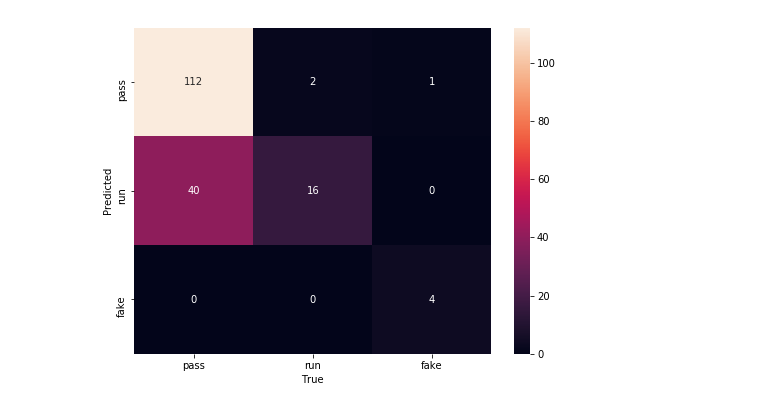
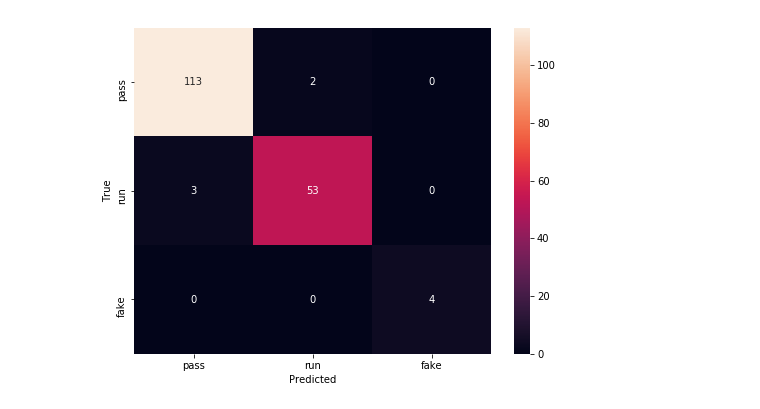
Before and after one commit to WJMatthew/MUT19-Highlight-Organization, a Jupyter notebook: notebooks/modeling_playtype.ipynb, the cells around one changed output. Drawn from its saved outputs; the diff is of its cells as text; code cells hidden in the pictures.

Commit message:
May 20: halved model
 Halved images by side before classifying play type (97%)

```diff
--- a/notebooks/modeling_playtype.ipynb
+++ b/notebooks/modeling_playtype.ipynb
@@ -107,8 +114,8 @@ trans = transforms.Compose([transforms.ToTensor(),
                            ])
 
 
-construct_playtype_dataset()
+filename = construct_playtype_dataset()
 
-dset = PlayTypeDataset('type_dataset.csv', trans)
+dset = PlayTypeDataset(filename, trans)
 # %%
 x, y = dset[0]
@@ -122,21 +135,21 @@ device = torch.device('cuda' if torch.cuda.is_available() else 'cpu')
 #
 train_loader, validation_loader = get_training_and_validation_loaders(dset, batch_size=15)
 # %%
-'''#batch, labels = next(iter(train_loader))
+'''batch, labels = next(iter(train_loader))
 
 
 
-conv1 = nn.Conv2d(3, 16, kernel_size=5)
+conv1 = nn.Conv2d(3, 16, kernel_size=3)
 x = F.relu(F.max_pool2d(conv1(batch), 2))
 print(x.shape)
 # torch.Size([15, 16, 48, 148])
 
-conv2 = nn.Conv2d(16, 32, kernel_size=5)
+conv2 = nn.Conv2d(16, 32, kernel_size=3)
 x = F.relu(F.max_pool2d(conv2(x), 2))
 print(x.shape)
 # torch.Size([15, 32, 22, 72])
 
-conv3 = nn.Conv2d(32, 64, kernel_size=5)
+conv3 = nn.Conv2d(32, 64, kernel_size=3)
 x = F.relu(F.max_pool2d(conv3(x), 2))
 print(x.shape)
 # torch.Size([15, 64, 9, 34])
@@ -144,7 +157,7 @@ print(x.shape)
 x = x.view(15, -1)
 # torch.Size([15, 19584])
 
-fc1 = nn.Linear(19584, 100)
+fc1 = nn.Linear(10880, 100)
 x = F.relu(fc1(x))
 # torch.Size([15, 100])
 
@@ -158,11 +171,11 @@ import torch.nn.functional as F
 class Net(nn.Module):
     def __init__(self):
         super(Net, self).__init__()
-        self.conv1 = nn.Conv2d(3, 16, kernel_size=5)
-        self.conv2 = nn.Conv2d(16, 32, kernel_size=5)
-        #self.conv2_drop = nn.Dropout2d()
-        self.conv3 = nn.Conv2d(32, 64, kernel_size=5)
-        self.fc1 = nn.Linear(19584, 100)
+        self.conv1 = nn.Conv2d(3, 16, kernel_size=3)
+        self.conv2 = nn.Conv2d(16, 32, kernel_size=3)
+        self.conv2_drop = nn.Dropout2d()
+        self.conv3 = nn.Conv2d(32, 64, kernel_size=3)
+        self.fc1 = nn.Linear(10880, 100)
         self.fc2 = nn.Linear(100, 50)
         self.fc3 = nn.Linear(50, 3)
 
@@ -170,7 +183,7 @@ class Net(nn.Module):
         x = F.relu(F.max_pool2d(self.conv1(x), 2))
         x = F.relu(F.max_pool2d(self.conv2_drop(self.conv2(x)), 2))
         x = F.relu(F.max_pool2d(self.conv3(x), 2))
-        x = x.view(-1, 19584)
+        x = x.view(-1, 10880)
         x = F.relu(self.fc1(x))
         x = F.dropout(x, training=self.training)
         x = F.relu(self.fc2(x))
@@ -197,7 +223,7 @@ train_losses = []
 train_accuracies = []
 train_losses2 = []
 #
-num_epochs = 10
+num_epochs = 20
 
 for epoch in range(num_epochs):
 
@@ -341,14 +377,14 @@ array([[112,   2,   1],
 # %%
 import seaborn as sns
 
 plt.subplots(figsize=(8,6));
 sns.heatmap(cm, annot=True, fmt='g', yticklabels=label_map.keys(),
             xticklabels=label_map.keys());
 
-plt.xlabel('True');
-plt.ylabel('Predicted');
+plt.xlabel('Predicted');
+plt.ylabel('True');
 # %% [output]
-[figure, old version]
+[figure, new version]
 # %%
 from sklearn.metrics import classification_report
 
```
Also changed, not shown: parts of 14 cells of this notebook, 2 other files.
